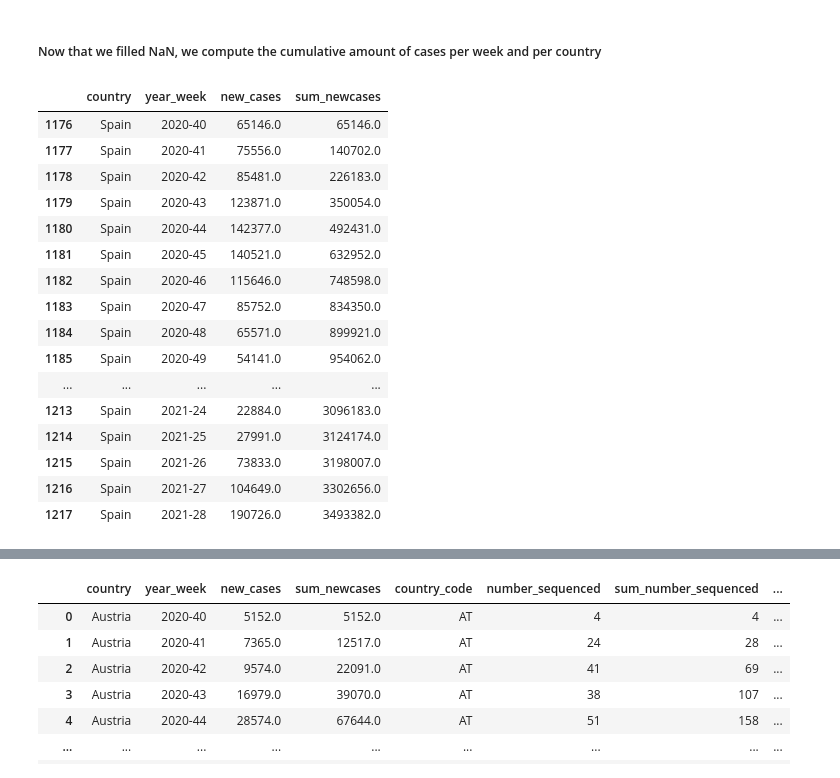
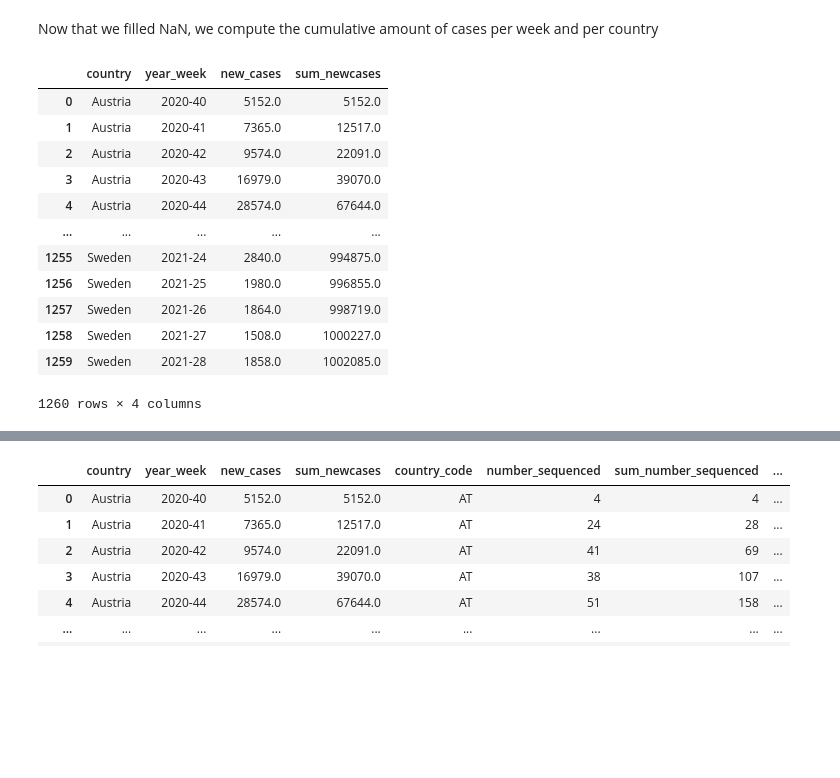
Before and after one commit to AdrienOliva/DS_Exercice, a Jupyter notebook: COVID_World.ipynb, the cells around one changed output, grey strips where cells are left out. Saved outputs shown, nothing was run; the diff lists cells and outputs as text; code cells hidden in the pictures; blank space fills up the shorter version.

```diff
--- a/COVID_World.ipynb
+++ b/COVID_World.ipynb
@@ -67,23 +44,19 @@ df[df['percent_cases_sequenced'].isnull()]
 # %% [markdown]
-##### Now that we filled NaN, we compute the cumulative amount of cases per week and per country
+Now that we filled NaN, we compute the cumulative amount of cases per week and per country
 # %%
 df2["sum_newcases"] = df2.groupby(['country'])['new_cases'].apply(lambda x: x.cumsum())
-df2[(df2.country=="Spain")]
+df2
 # %% [output]
 |  | country | year_week | new_cases | sum_newcases |
-| 1176 | Spain | 2020-40 | 65146.0 | 65146.0 |
-| 1177 | Spain | 2020-41 | 75556.0 | 140702.0 |
-| 1178 | Spain | 2020-42 | 85481.0 | 226183.0 |
-| 1179 | Spain | 2020-43 | 123871.0 | 350054.0 |
-| 1180 | Spain | 2020-44 | 142377.0 | 492431.0 |
-| 1181 | Spain | 2020-45 | 140521.0 | 632952.0 |
-| 1182 | Spain | 2020-46 | 115646.0 | 748598.0 |
-| 1183 | Spain | 2020-47 | 85752.0 | 834350.0 |
-| 1184 | Spain | 2020-48 | 65571.0 | 899921.0 |
-| 1185 | Spain | 2020-49 | 54141.0 | 954062.0 |
+| 0 | Austria | 2020-40 | 5152.0 | 5152.0 |
+| 1 | Austria | 2020-41 | 7365.0 | 12517.0 |
+| 2 | Austria | 2020-42 | 9574.0 | 22091.0 |
+| 3 | Austria | 2020-43 | 16979.0 | 39070.0 |
+| 4 | Austria | 2020-44 | 28574.0 | 67644.0 |
 | ... | ... | ... | ... | ... |
-| 1213 | Spain | 2021-24 | 22884.0 | 3096183.0 |
-| 1214 | Spain | 2021-25 | 27991.0 | 3124174.0 |
-| 1215 | Spain | 2021-26 | 73833.0 | 3198007.0 |
-| 1216 | Spain | 2021-27 | 104649.0 | 3302656.0 |
-| 1217 | Spain | 2021-28 | 190726.0 | 3493382.0 |
+| 1255 | Sweden | 2021-24 | 2840.0 | 994875.0 |
+| 1256 | Sweden | 2021-25 | 1980.0 | 996855.0 |
+| 1257 | Sweden | 2021-26 | 1864.0 | 998719.0 |
+| 1258 | Sweden | 2021-27 | 1508.0 | 1000227.0 |
+| 1259 | Sweden | 2021-28 | 1858.0 | 1002085.0 |
+1260 rows × 4 columns
```
Also changed, not shown: parts of 42 cells of this notebook, 3 other files.
